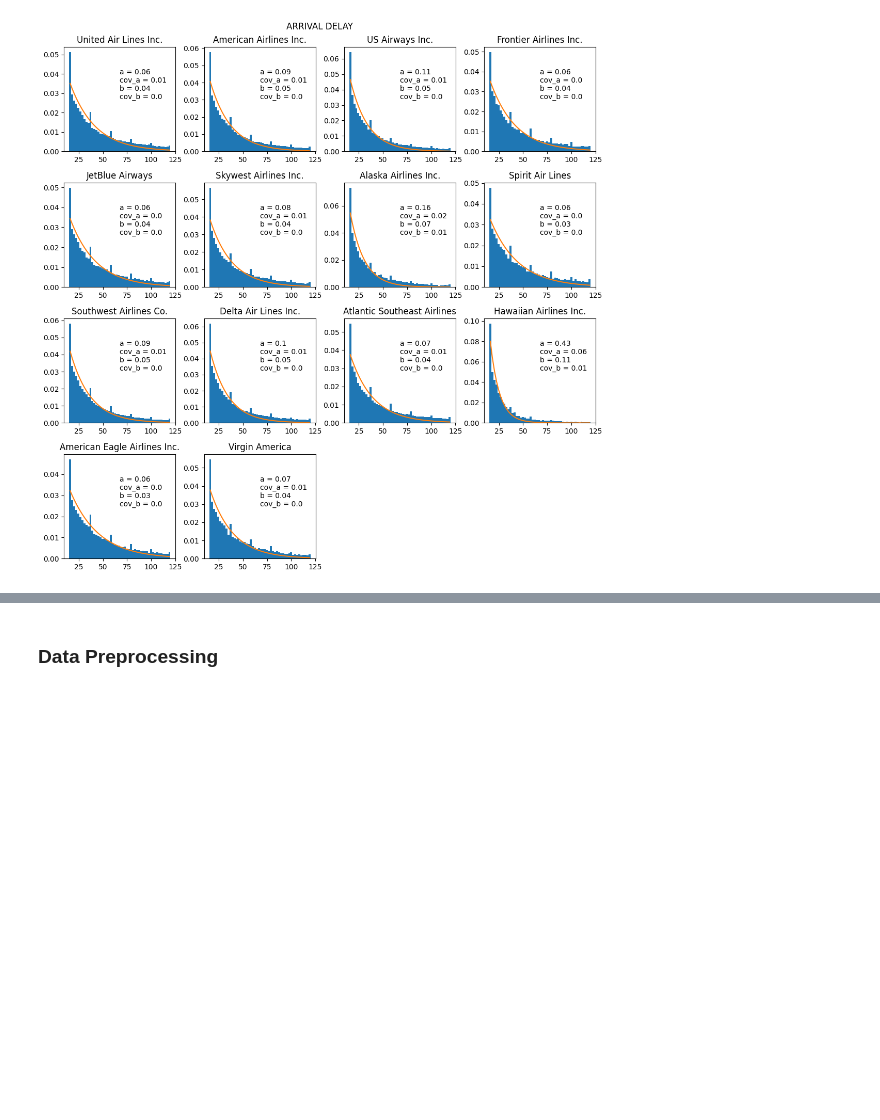
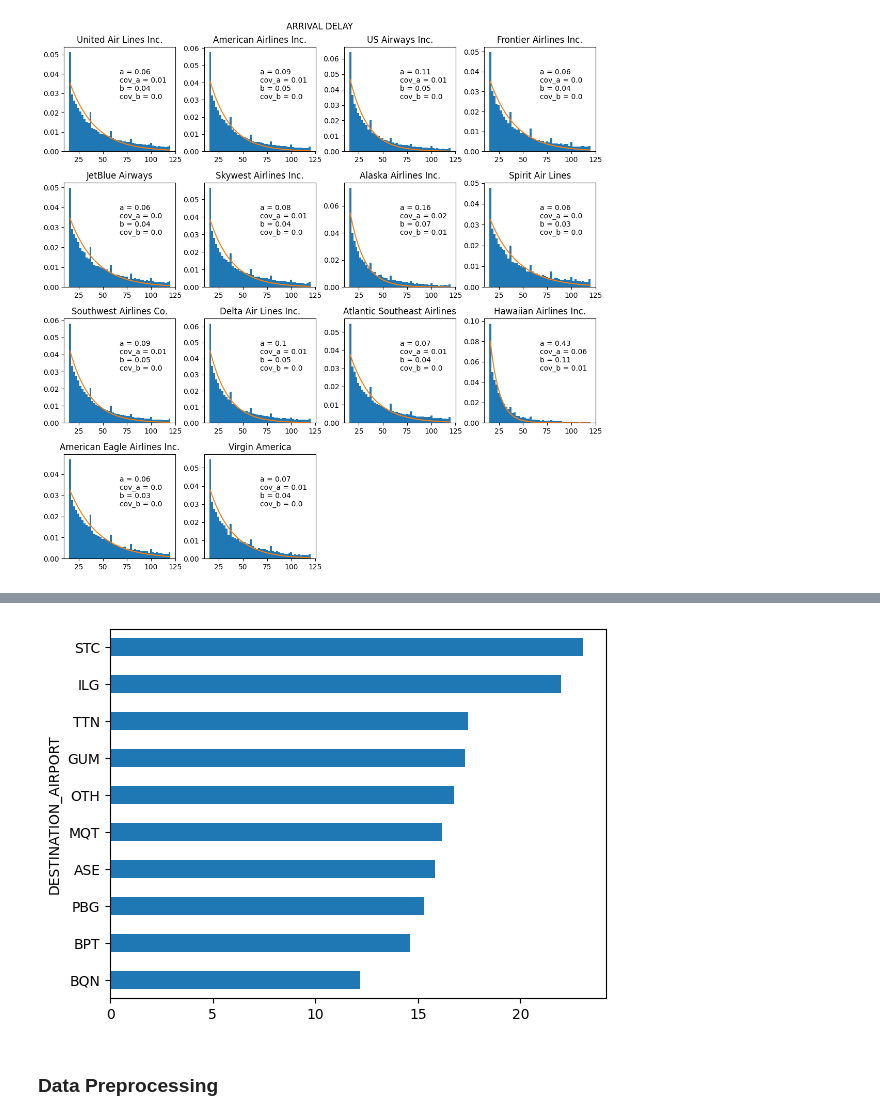
Before and after one commit to yhangchen/Flight-Delays-Prediction, a Jupyter notebook: eda.ipynb, the cells around one changed output, grey strips where cells are left out. Cells and saved outputs as stored; diff of their text form; code cells hidden in the pictures; blank space fills up the shorter version.

```diff
--- a/eda.ipynb
+++ b/eda.ipynb
@@ -210,3 +222,8 @@ plt.tight_layout()
+# %%
+df_flights.groupby('DESTINATION_AIRPORT').mean()['ARRIVAL_DELAY'].sort_values()[-10:].plot(kind='barh')
+plt.show()
+# %% [output]
+[figure, added]
 # %% [markdown]
 ### Data Preprocessing
 # %% [markdown]
```
Also changed, not shown: parts of 4 cells of this notebook.
